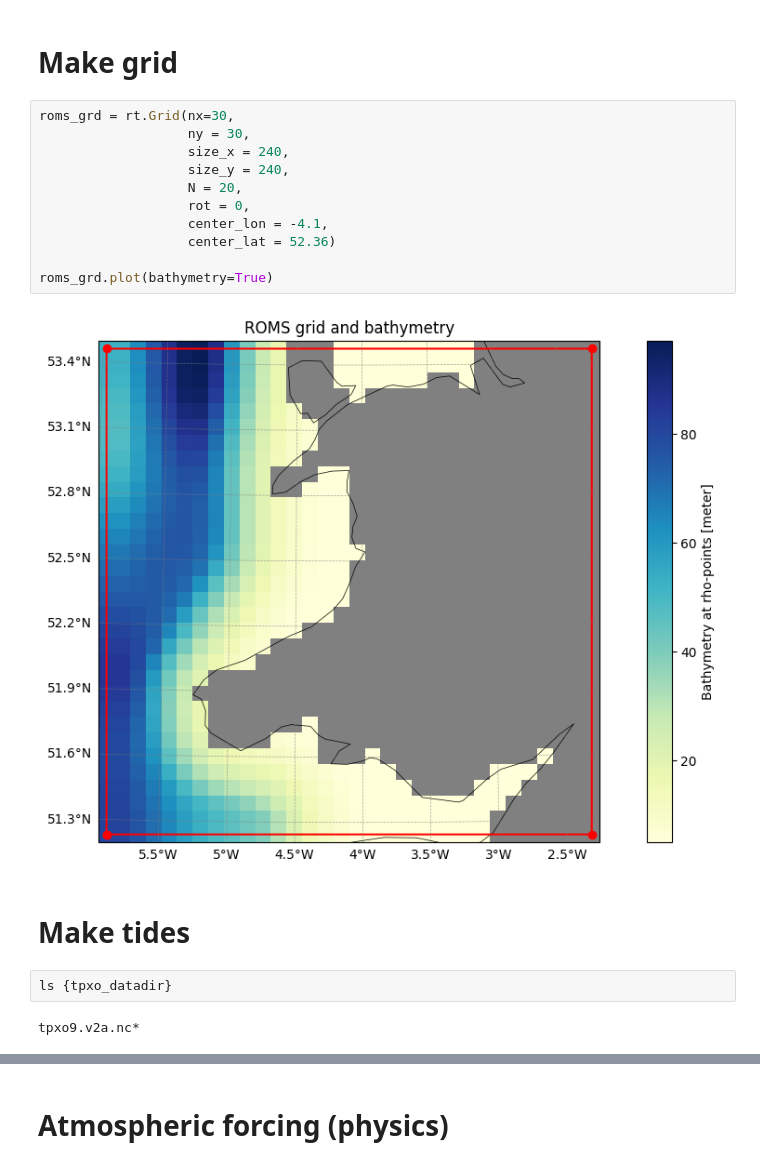
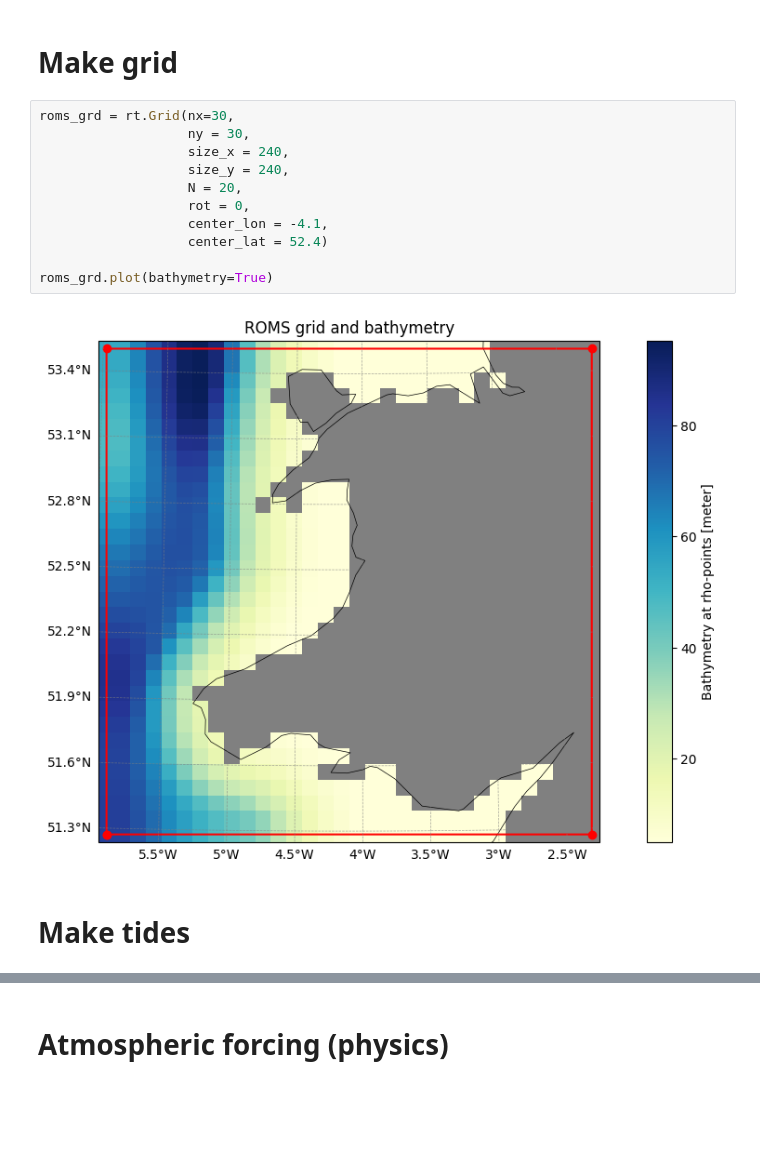
Before and after one commit to CWorthy-ocean/cstar_blueprint_roms_marbl_example, a Jupyter notebook: maintenance/make_input_datasets.ipynb, the cells around one changed output, grey strips where cells are left out. Drawn from its saved outputs; the diff is of its cells as text; blank space fills up the shorter version.

```diff
--- a/maintenance/make_input_datasets.ipynb
+++ b/maintenance/make_input_datasets.ipynb
@@ -52,22 +54,18 @@ NP_ETA = 3
 # %%
 roms_grd = rt.Grid(nx=30,
                    ny = 30,
                    size_x = 240,
                    size_y = 240,
                    N = 20,
                    rot = 0,
                    center_lon = -4.1,
-                   center_lat = 52.36)
+                   center_lat = 52.4)
 
 roms_grd.plot(bathymetry=True)
 # %% [output]
-[figure, old version]
+[figure, new version]
 # %% [markdown]
 # Make tides
-# %%
-ls {tpxo_datadir}
-# %% [output]
-tpxo9.v2a.nc*
 # %%
 roms_tides = rt.TidalForcing(grid=roms_grd,
                              source = {'name':'TPXO','path': tpxo_datadir / 'tpxo9.v2a.nc'},
```
Also changed, not shown: parts of 9 cells of this notebook, 8 other files.
